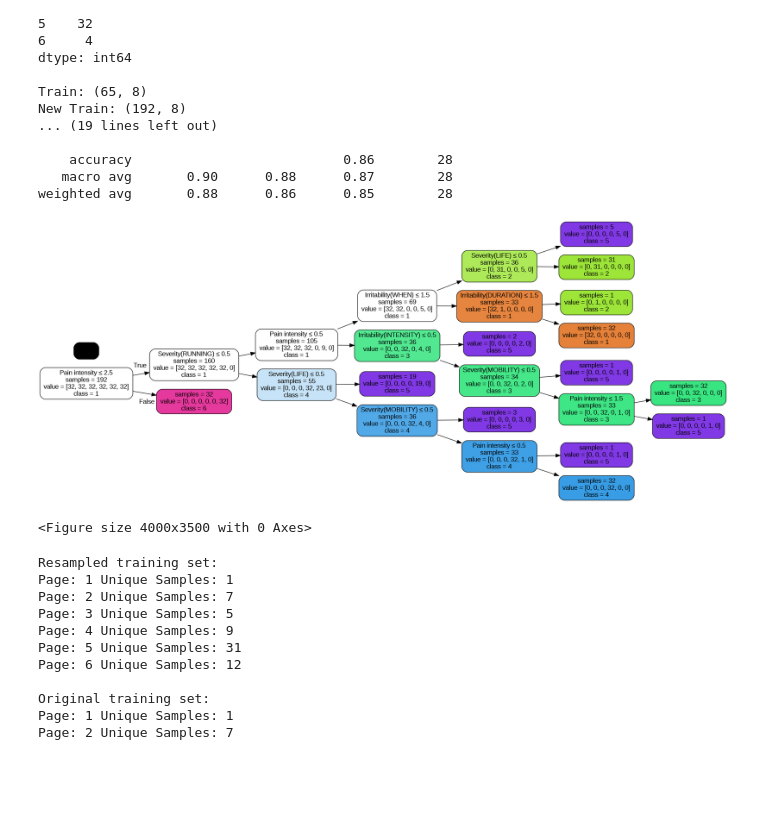
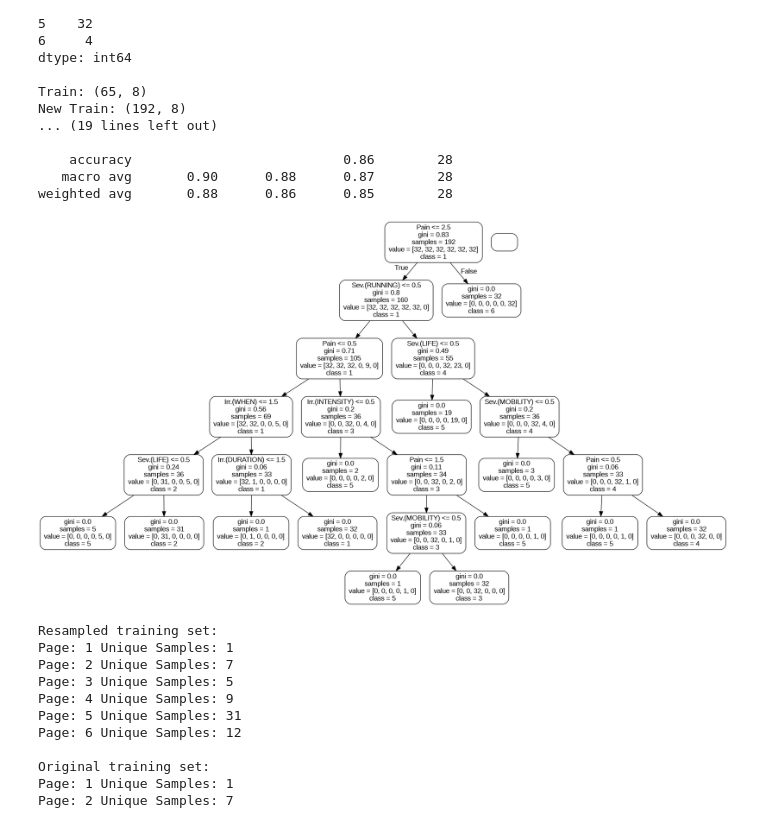
Before and after one commit to GeorgeM2000/Sports-Activity, a Jupyter notebook: Sports_Activity.ipynb, the cells around one changed output. Drawn from its saved outputs; the diff is of its cells as text; code cells hidden in the pictures; blank space fills up the shorter version.

```diff
--- a/Sports_Activity.ipynb
+++ b/Sports_Activity.ipynb
@@ -489,13 +489,15 @@ def show_decision_tree_classifier(model, features):
   dot_data = StringIO()
   export_graphviz(model,
                   out_file=dot_data,
-                  filled=True,
+                  filled=False,
                   rounded=True,
-                  special_characters=True,
-                  impurity=False,
+                  special_characters=False,
+                  impurity=True,
                   precision=2,
-                  rotate=True,
+                  rotate=False,
                   feature_names=features,
+                  fontname='arial',
+                  label='all',
                   class_names=['1', '2', '3', '4', '5', '6'])
 
   graph = pydotplus.graph_from_dot_data(dot_data.getvalue())
@@ -1076,11 +1027,10 @@ plot_tree(clf,
 # %%
 # Decision Tree visualization using Graphviz
-Image(show_decision_tree_classifier(clf, ['Pain intensity', 'Irritability(WHEN)', 'Irritability(DURATION)',
-                       'Irritability(INTENSITY)', 'Severity(RUNNING)', 'Severity(LIFE)',
-                       'Severity(MOBILITY)']).create_png())
+Image(show_decision_tree_classifier(clf, ['Pain', 'Irr.(WHEN)', 'Irr.(DURATION)',
+                       'Irr.(INTENSITY)', 'Sev.(RUNNING)', 'Sev.(LIFE)',
+                       'Sev.(MOBILITY)']).create_png())
 # %% [output]
-[figure, old version]
+[figure, new version]
-<Figure size 4000x3500 with 0 Axes>
 # %%
 # Count the number of unique samples in
 # 1) the resampled training set
```
Also changed, not shown: parts of 3 cells of this notebook.
